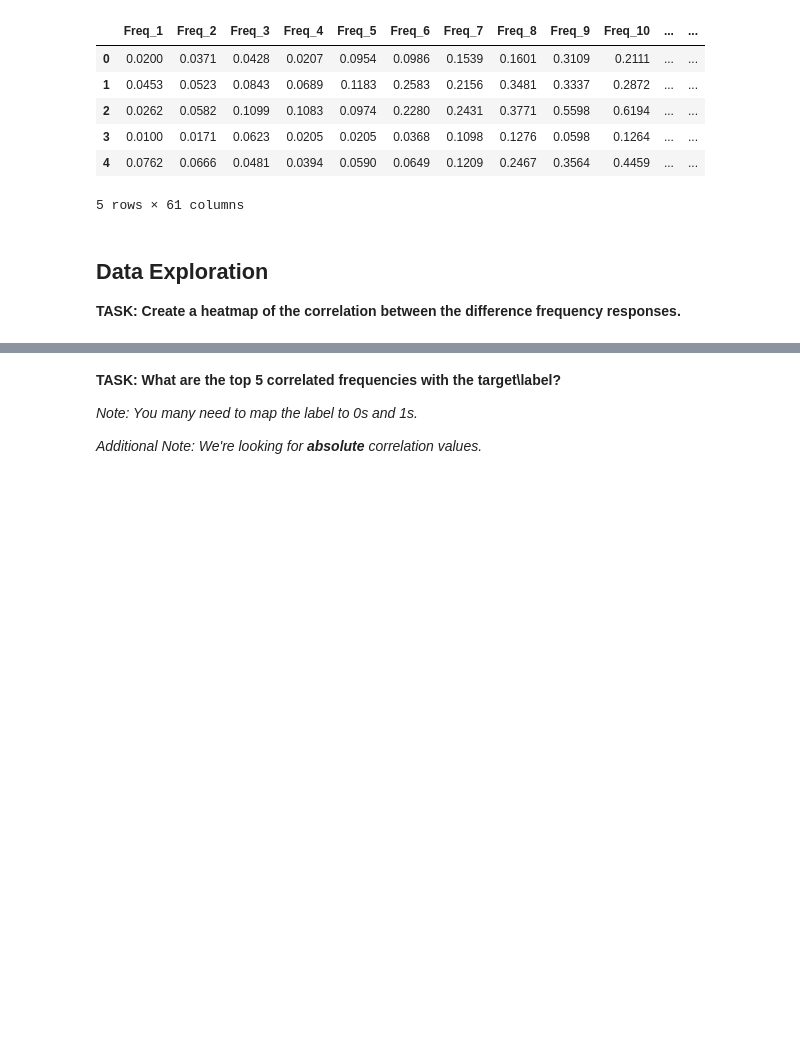
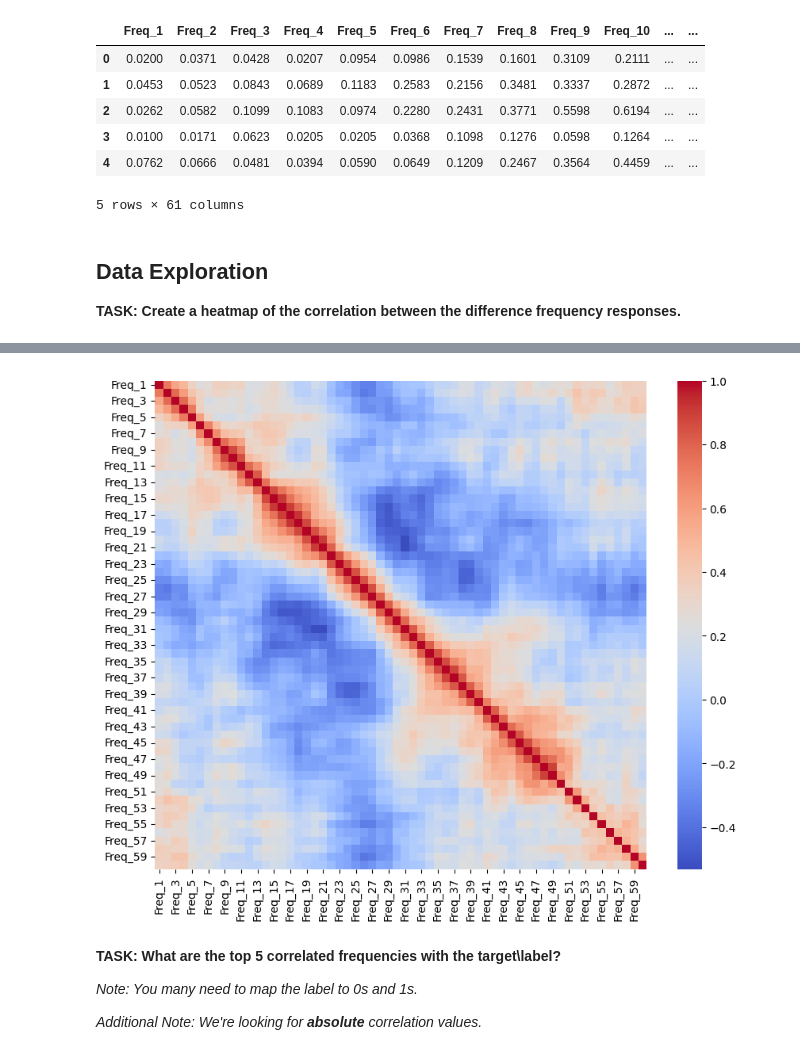
Before and after one commit to pgvv/DS-Projects, a Jupyter notebook: KNN.ipynb, the cells around one changed output, grey strips where cells are left out. Cells and saved outputs as stored; diff of their text form; code cells hidden in the pictures; blank space fills up the shorter version.

```diff
--- a/KNN.ipynb
+++ b/KNN.ipynb
@@ -56,3 +48,10 @@ ValueError: could not convert string to float: 'R'
+# %%
+df_num=df.select_dtypes('number')
+plt.figure(figsize=(10,8))
+sns.heatmap(df_num.corr(), cmap='coolwarm')
+plt.show()
+# %% [output]
+[figure, added]
 # %% [markdown]
 **TASK: What are the top 5 correlated frequencies with the target\label?**
 
```
Also changed, not shown: parts of 29 cells of this notebook.
